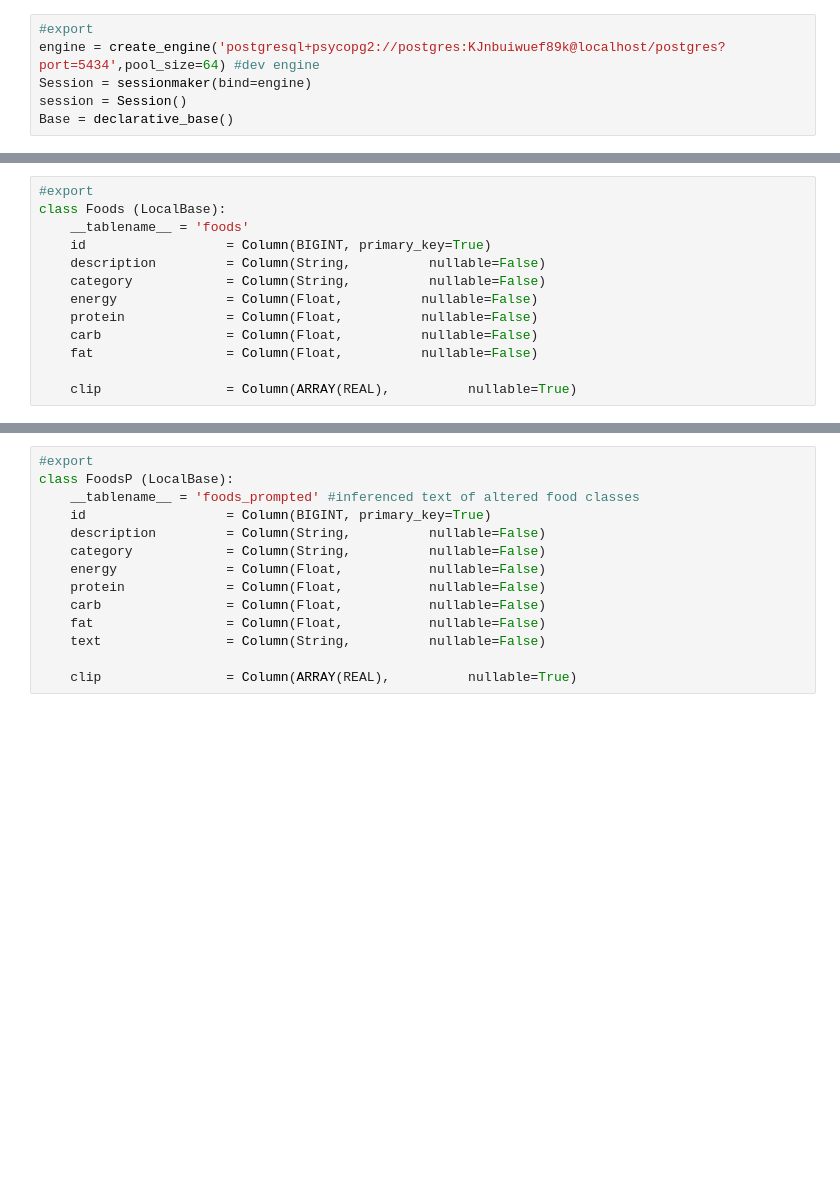
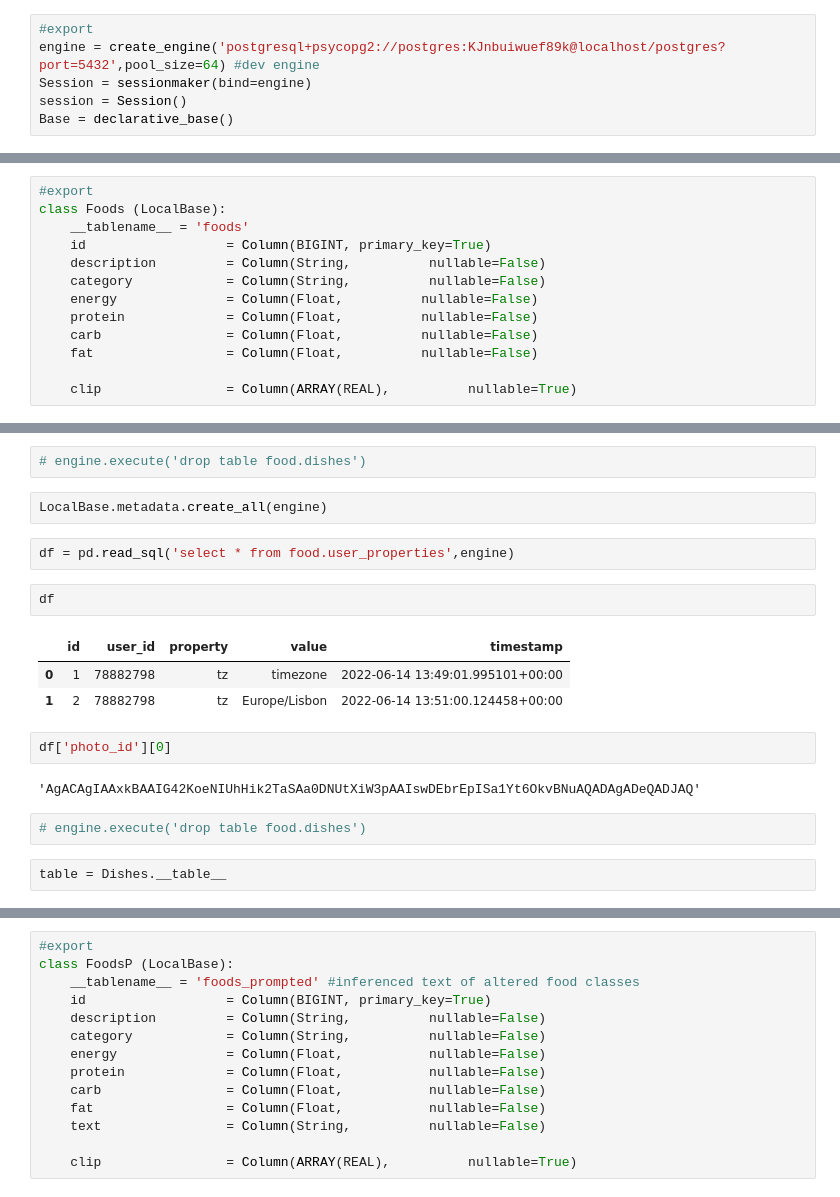
Before and after one commit to DmitriyG228/food, a Jupyter notebook: 00_psql.ipynb, the cells around one changed output, grey strips where cells are left out. Saved outputs shown, nothing was run; the diff lists cells and outputs as text; blank space fills up the shorter version.

```diff
--- a/00_psql.ipynb
+++ b/00_psql.ipynb
@@ -43,7 +43,7 @@ from sqlalchemy import cast
 from food.tools import *
 # %%
 #export
-engine = create_engine('postgresql+psycopg2://postgres:KJnbuiwuef89k@localhost/postgres?port=5434',pool_size=64) #dev engine
+engine = create_engine('postgresql+psycopg2://postgres:KJnbuiwuef89k@localhost/postgres?port=5432',pool_size=64) #dev engine
 Session = sessionmaker(bind=engine)
 session = Session()
 Base = declarative_base()
@@ -143,0 +198,20 @@ class Foods (LocalBase):
+# %%
+# engine.execute('drop table food.dishes')
+# %%
+LocalBase.metadata.create_all(engine)
+# %%
+df = pd.read_sql('select * from food.user_properties',engine)
+# %%
+df
+# %% [output]
+|  | id | user_id | property | value | timestamp |
+| 0 | 1 | 78882798 | tz | timezone | 2022-06-14 13:49:01.995101+00:00 |
+| 1 | 2 | 78882798 | tz | Europe/Lisbon | 2022-06-14 13:51:00.124458+00:00 |
+# %%
+df['photo_id'][0]
+# %% [output]
+'AgACAgIAAxkBAAIG42KoeNIUhHik2TaSAa0DNUtXiW3pAAIswDEbrEpISa1Yt6OkvBNuAQADAgADeQADJAQ'
+# %%
+# engine.execute('drop table food.dishes')
+# %%
+table = Dishes.__table__
```
Also changed, not shown: parts of 18 cells of this notebook, 30 other files.
